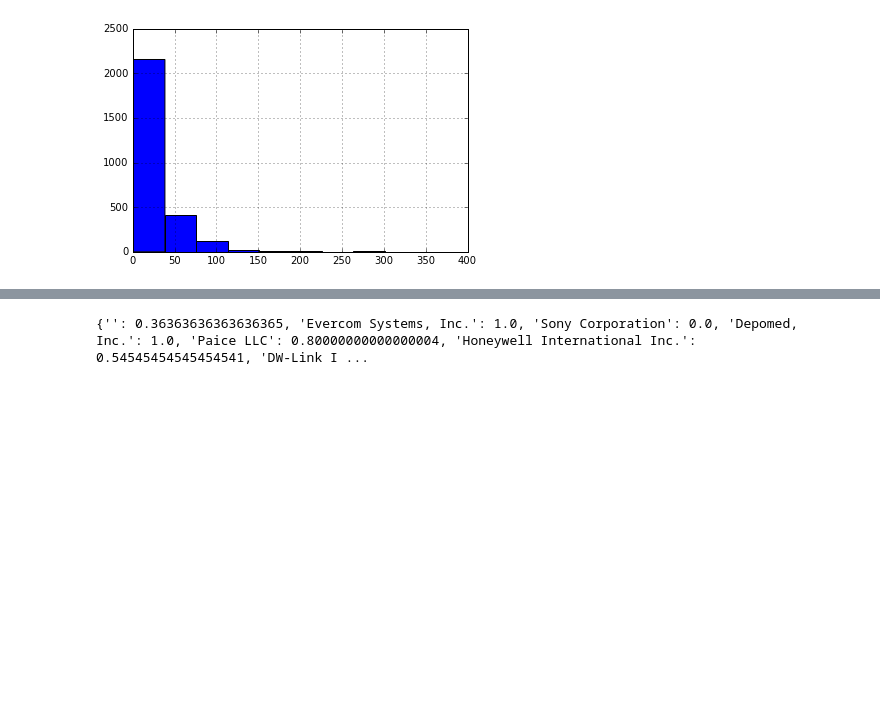
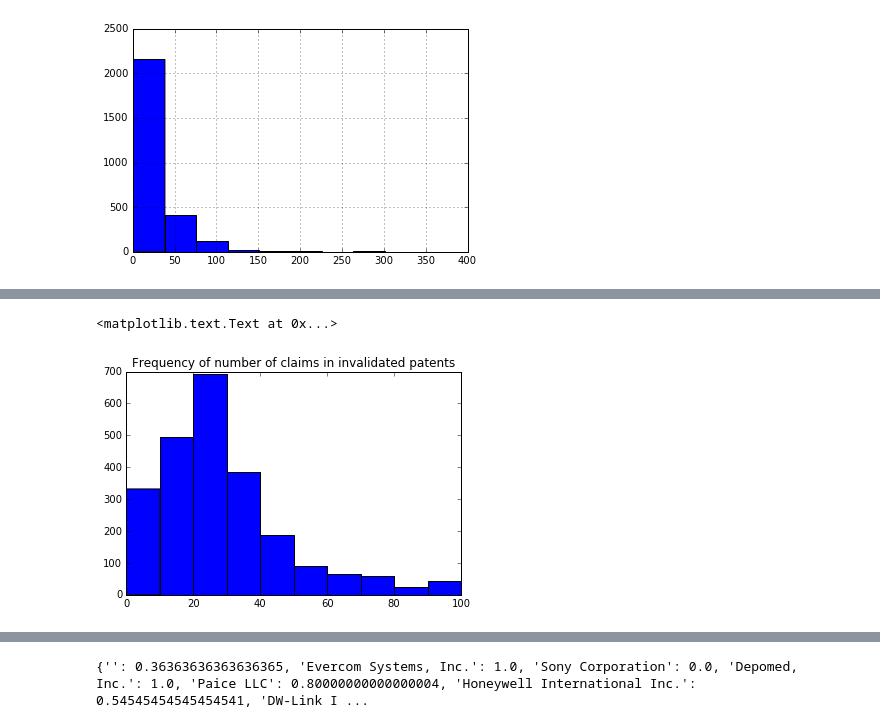
Before and after one commit to davidjwiner/cal-patent-lab, a Jupyter notebook: lib/notebooks/Statistical Analysis.ipynb, the cells around one changed output, grey strips where cells are left out. Drawn from its saved outputs; the diff is of its cells as text; code cells hidden in the pictures; blank space fills up the shorter version.

```diff
--- a/lib/notebooks/Statistical Analysis.ipynb
+++ b/lib/notebooks/Statistical Analysis.ipynb
@@ -121,0 +82,6 @@ Name: num_claims, dtype: float64
+# %%
+plt.hist(num_claims_inv, range=(0, 100))
+plt.title('Frequency of number of claims in invalidated patents')
+# %% [output]
+<matplotlib.text.Text at 0x...>
+[figure, added]
```
Also changed, not shown: parts of 15 cells of this notebook.
